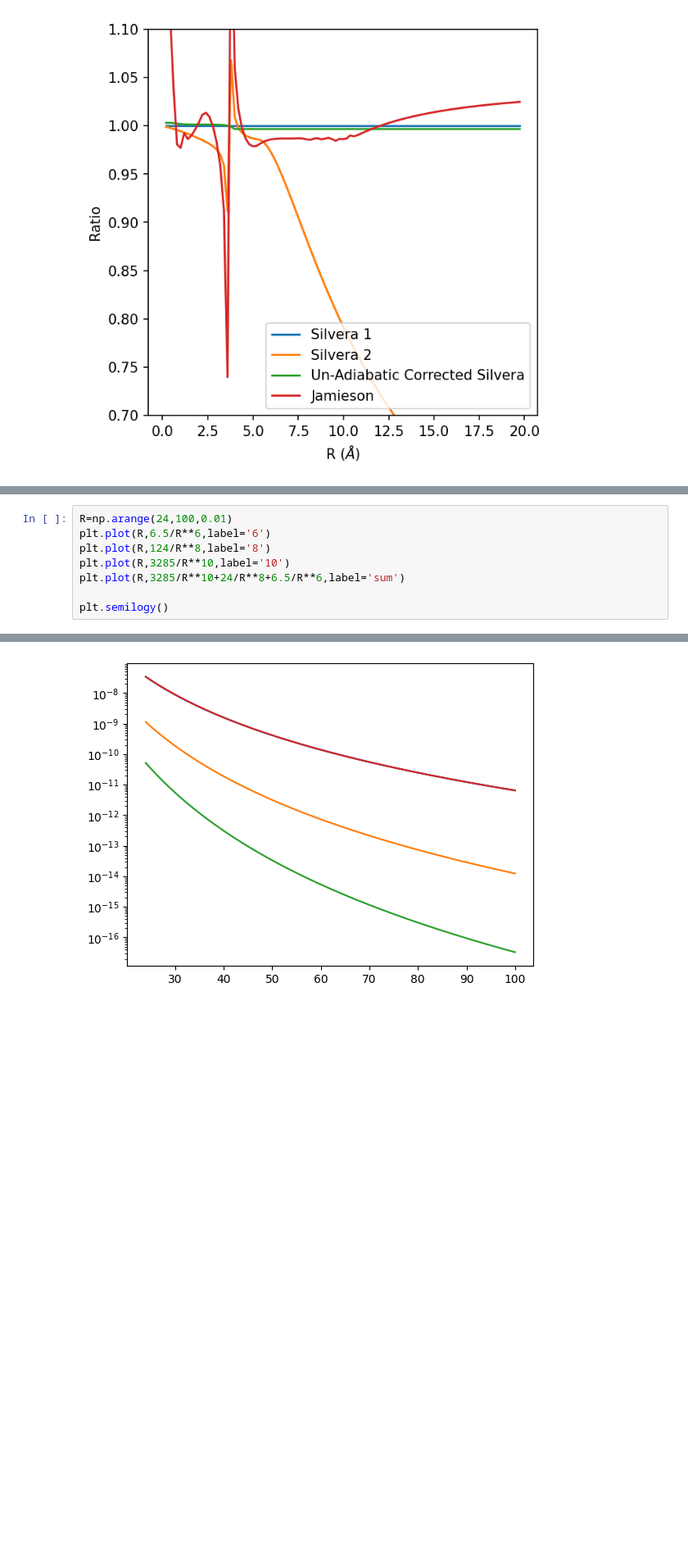
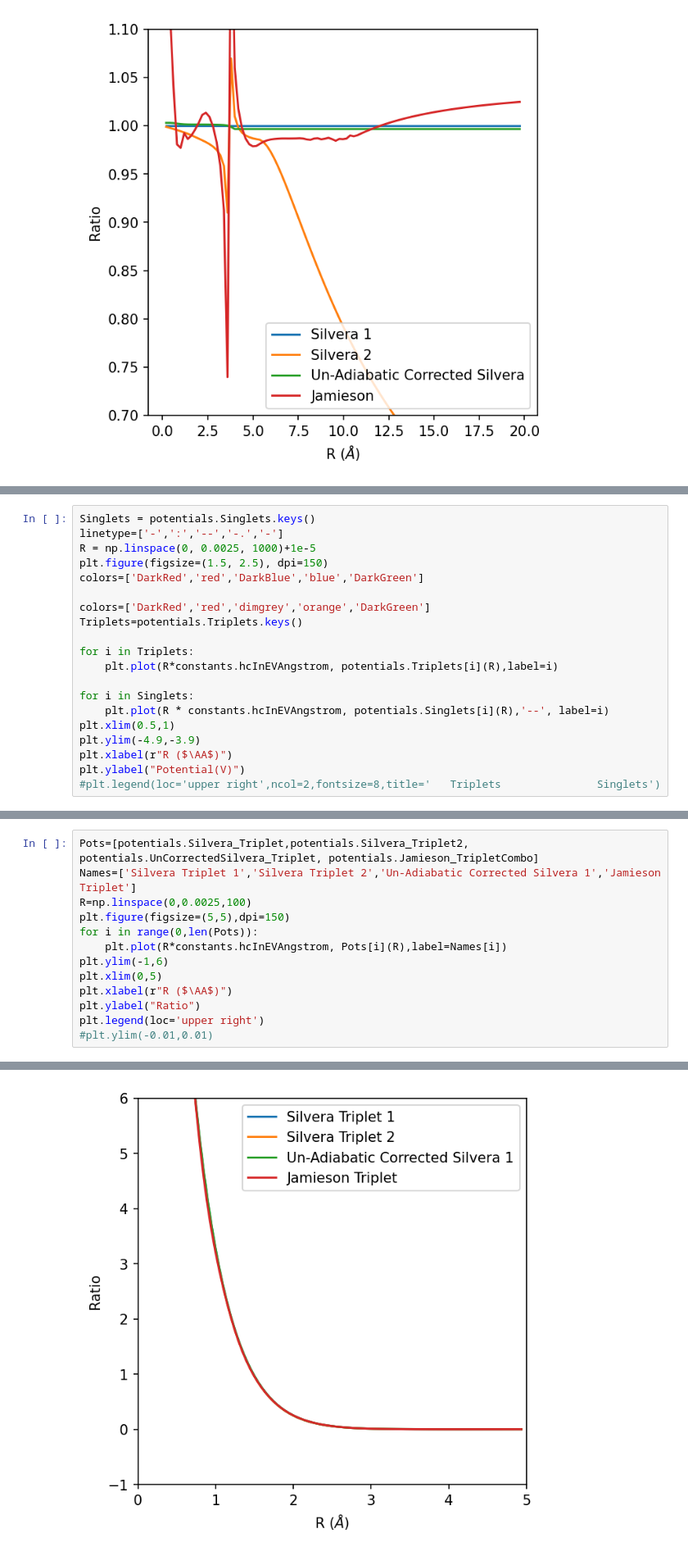
Before and after one commit to UTA-NURES/AtomicHScattering, a Jupyter notebook: examples/Potentials.ipynb, the cells around one changed output, grey strips where cells are left out. Shown at 82% size. Saved outputs shown, nothing was run; the diff lists cells and outputs as text; blank space fills up the shorter version.

```diff
--- a/examples/Potentials.ipynb
+++ b/examples/Potentials.ipynb
@@ -68,0 +105,20 @@ plt.legend(loc='upper right')
+# %%
+Singlets = potentials.Singlets.keys()
+linetype=['-',':','--','-.','-']
+R = np.linspace(0, 0.0025, 1000)+1e-5
+plt.figure(figsize=(1.5, 2.5), dpi=150)
+colors=['DarkRed','red','DarkBlue','blue','DarkGreen']
+
+colors=['DarkRed','red','dimgrey','orange','DarkGreen']
+Triplets=potentials.Triplets.keys()
+
+for i in Triplets:
+    plt.plot(R*constants.hcInEVAngstrom, potentials.Triplets[i](R),label=i)
+
+for i in Singlets:
+    plt.plot(R * constants.hcInEVAngstrom, potentials.Singlets[i](R),'--', label=i)
+plt.xlim(0.5,1)
+plt.ylim(-4.9,-3.9)
+plt.xlabel(r"R ($\AA$)")
+plt.ylabel("Potential(V)")
+#plt.legend(loc='upper right',ncol=2,fontsize=8,title='   Triplets               Singlets')
@@ -83,9 +179,14 @@ Text(0.5, 0, 'Distance ($\\AA$)')
 # %%
-R=np.arange(24,100,0.01)
-plt.plot(R,6.5/R**6,label='6')
-plt.plot(R,124/R**8,label='8')
-plt.plot(R,3285/R**10,label='10')
-plt.plot(R,3285/R**10+24/R**8+6.5/R**6,label='sum')
-
-plt.semilogy()
+Pots=[potentials.Silvera_Triplet,potentials.Silvera_Triplet2, potentials.UnCorrectedSilvera_Triplet, potentials.Jamieson_TripletCombo]
+Names=['Silvera Triplet 1','Silvera Triplet 2','Un-Adiabatic Corrected Silvera 1','Jamieson Triplet']
+R=np.linspace(0,0.0025,100)
+plt.figure(figsize=(5,5),dpi=150)
+for i in range(0,len(Pots)):
+    plt.plot(R*constants.hcInEVAngstrom, Pots[i](R),label=Names[i])
+plt.ylim(-1,6)
+plt.xlim(0,5)
+plt.xlabel(r"R ($\AA$)")
+plt.ylabel("Ratio")
+plt.legend(loc='upper right')
+#plt.ylim(-0.01,0.01)
 # %% [output]
@@ -93,4 +194,4 @@ plt.semilogy()
-[figure, old version]
+[figure, new version]
 # %%
 
 plt.plot(R,(3285/R**10+24/R**8+6.5/R**6)/(6.5/R**6),label='sum')
```
Also changed, not shown: parts of 13 cells of this notebook, 11 other files.
